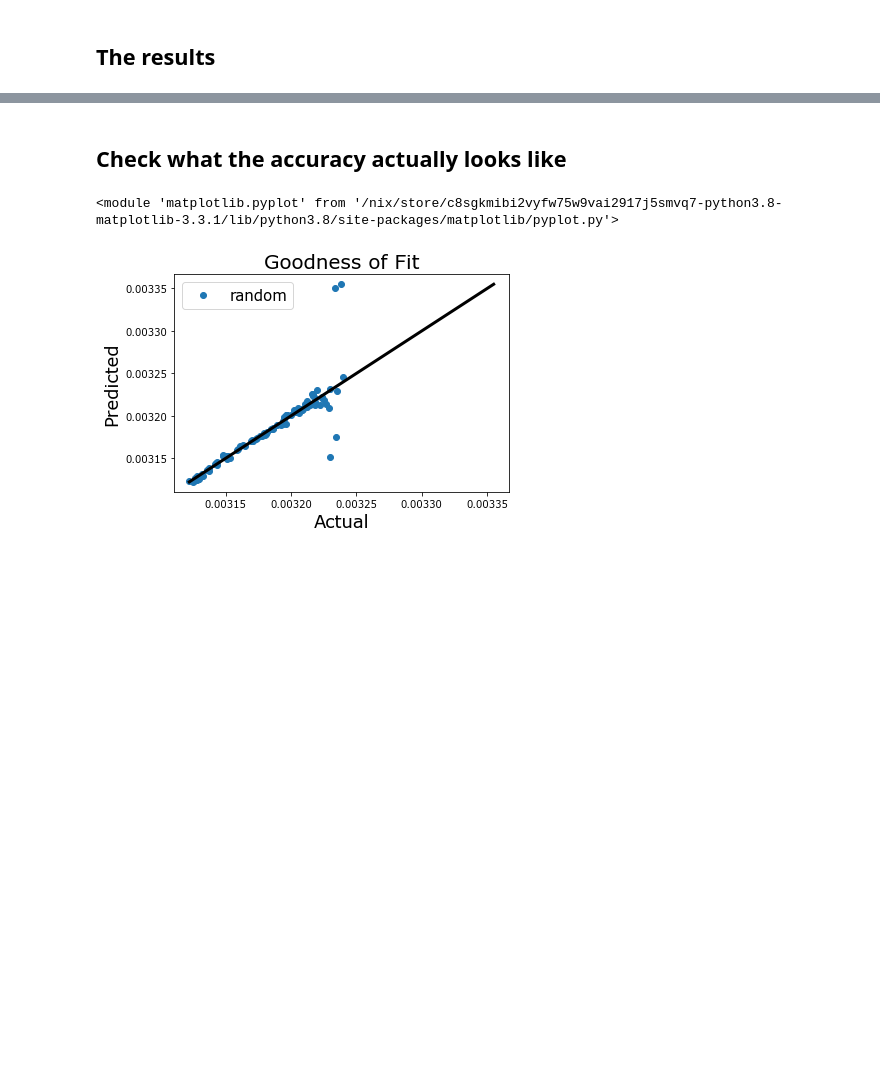
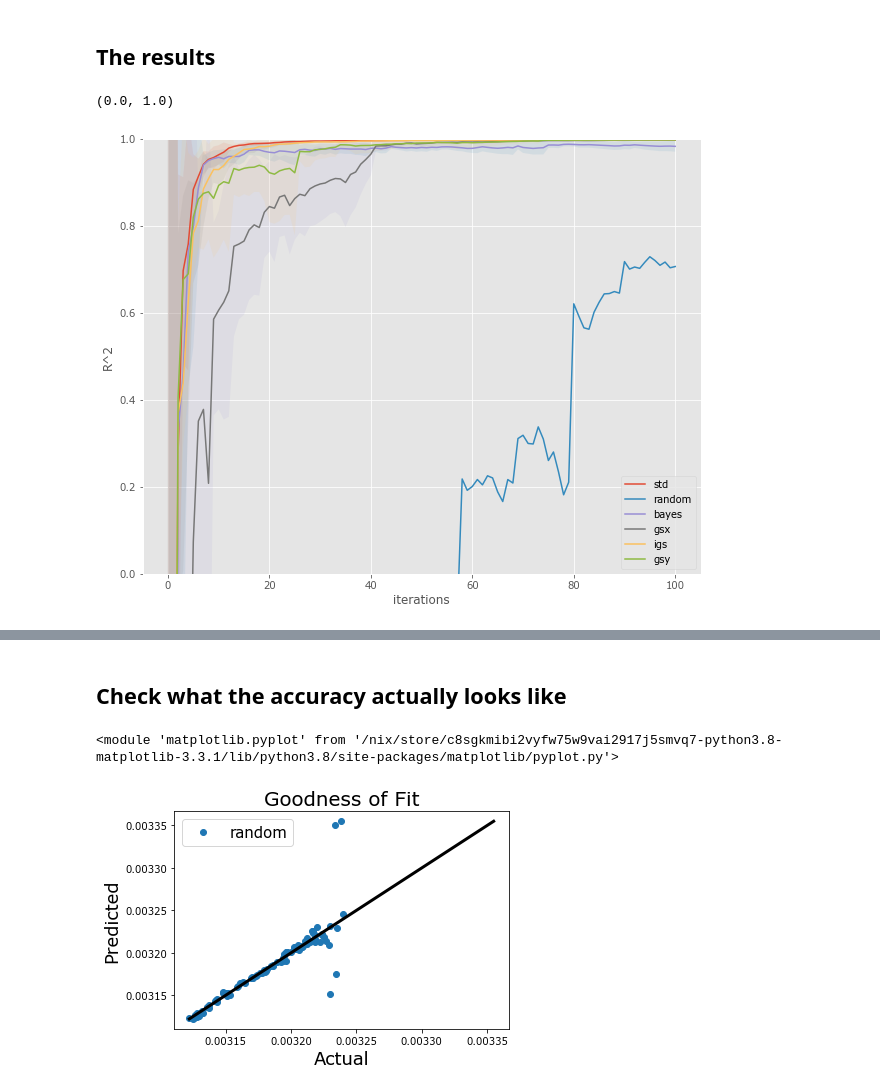
Before and after one commit to usnistgov/active-learning, a Jupyter notebook: active-learning.ipynb, the cells around one changed output, grey strips where cells are left out. Saved outputs shown, nothing was run; the diff lists cells and outputs as text; code cells hidden in the pictures; blank space fills up the shorter version.

```diff
--- a/active-learning.ipynb
+++ b/active-learning.ipynb
@@ -338,6 +355,25 @@ evaluating random
 # %% [markdown]
 
 ## The results
+# %%
+plt.style.use('ggplot')
+plt.figure(figsize=(10, 8))
+ax = plt.gca()
+
+for k, v in scores.items():
+    y = v[0]
+    e = v[1]
+    x = np.arange(len(y))
+    ax.plot(x, y, label=k)
+    if k in ['std', 'bayes', 'gsx', 'gsy', 'igs']:
+        ax.fill_between(x, y - e, y + e, alpha=0.1)
+plt.legend()
+plt.xlabel('iterations')
+plt.ylabel('R^2');
+plt.ylim(0., 1)
+# %% [output]
+(0.0, 1.0)
+[figure, added]
 # %%
 plt.style.use('ggplot')
 plt.figure(figsize=(10, 8))
```
Also changed, not shown: parts of 12 cells of this notebook.
